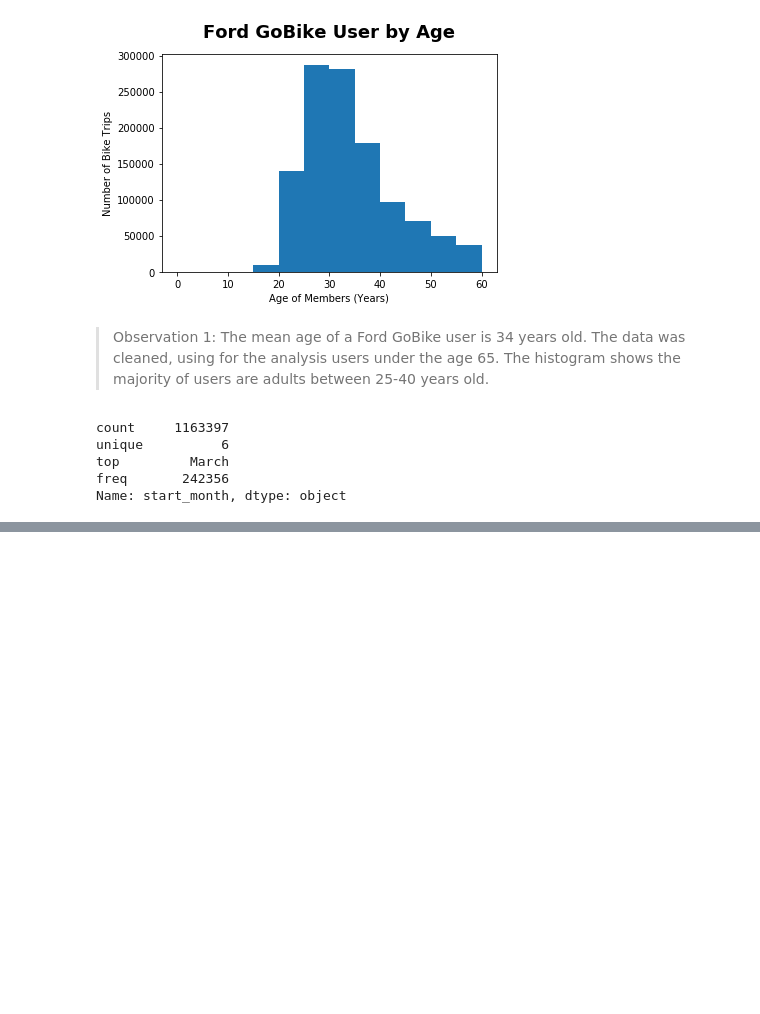
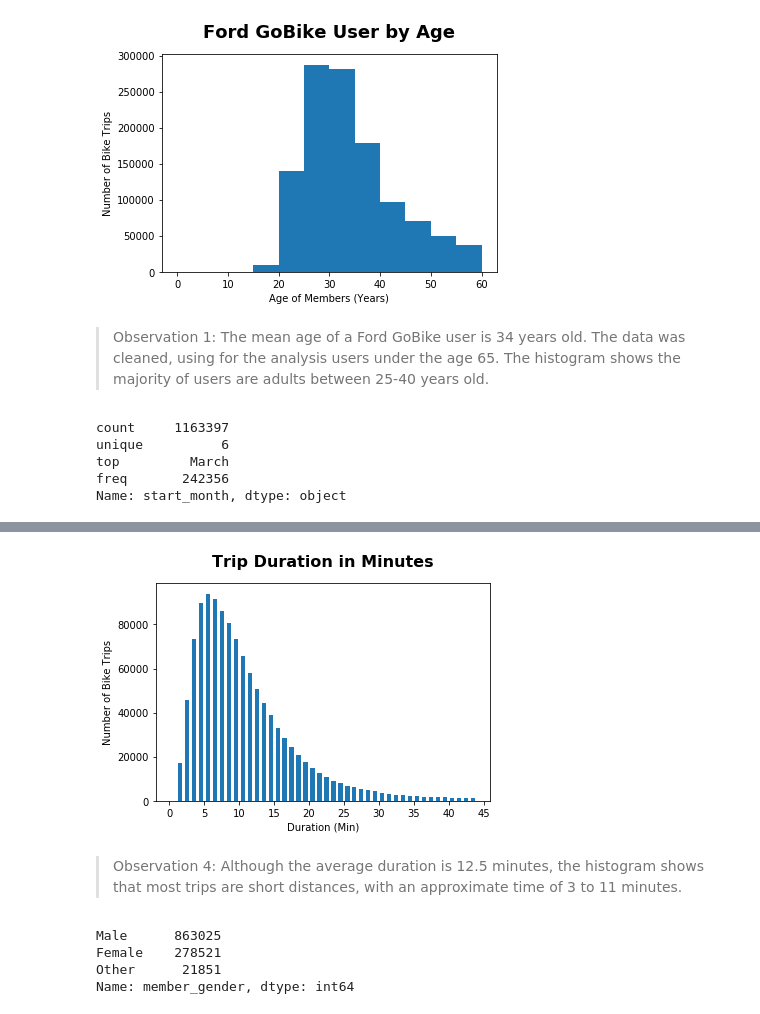
Before and after one commit to Fernando-Moraes/communicate-data-findings, a Jupyter notebook: exploration.ipynb, the cells around one changed output, grey strips where cells are left out. Drawn from its saved outputs; the diff is of its cells as text; code cells hidden in the pictures; blank space fills up the shorter version.

```diff
--- a/exploration.ipynb
+++ b/exploration.ipynb
@@ -459,0 +516,25 @@ graph.fig.suptitle('Ford GoBike Usage by Month', y = 1.05, fontsize = 16, fontwe
+# %%
+# Duration of the trips in minutes
+bin_edges = np.arange(0, 45, 1)
+ticks = [0, 5, 10, 15, 20, 25, 30,  35, 40, 45]
+labels = ['{}'.format(val) for val in ticks]
+
+plt.hist(data = df, x = 'duration_min', bins = bin_edges, rwidth = 0.6);
+
+plt.title("Trip Duration in Minutes", y=1.05, fontsize=16, fontweight='bold')
+plt.xlabel('Duration (Min)')
+plt.xticks(ticks, labels)
+plt.ylabel('Number of Bike Trips');
+# %% [output]
+[figure, added]
+# %% [markdown]
+> Observation 4: Although the average duration is 12.5 minutes, the histogram shows that most trips are short distances, with an approximate time of 3 to 11 minutes.
+# %%
+# What about gender
+gender = df.member_gender.value_counts()
+gender
+# %% [output]
+Male      863025
+Female    278521
+Other      21851
+Name: member_gender, dtype: int64
```
Also changed, not shown: parts of 38 cells of this notebook.
